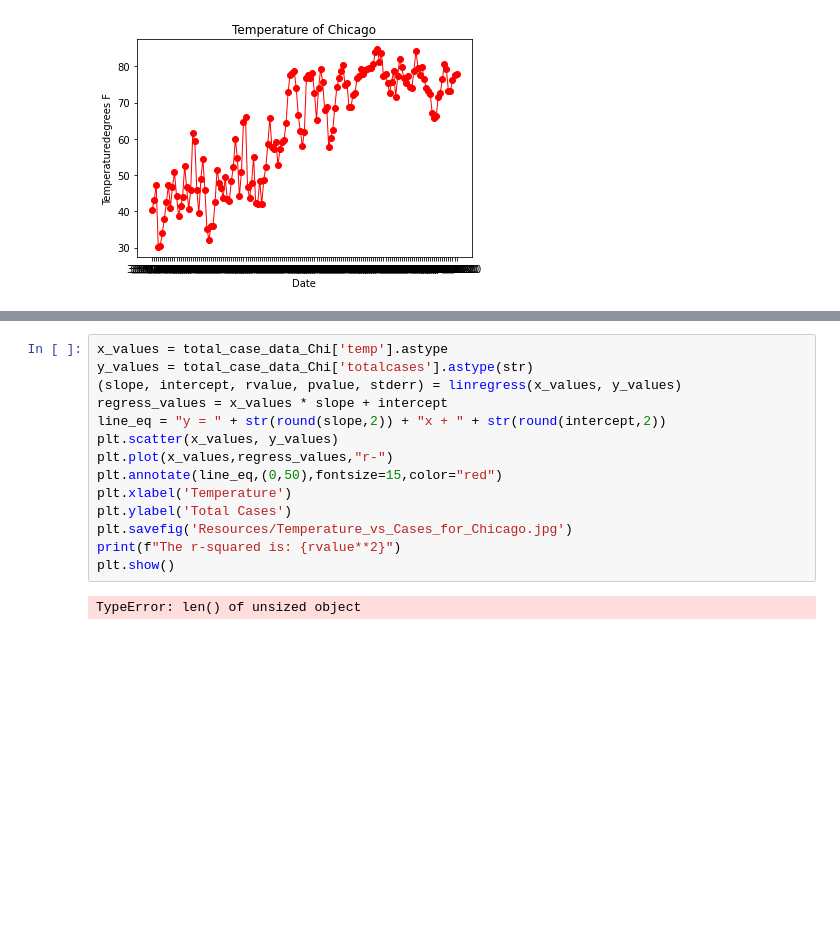
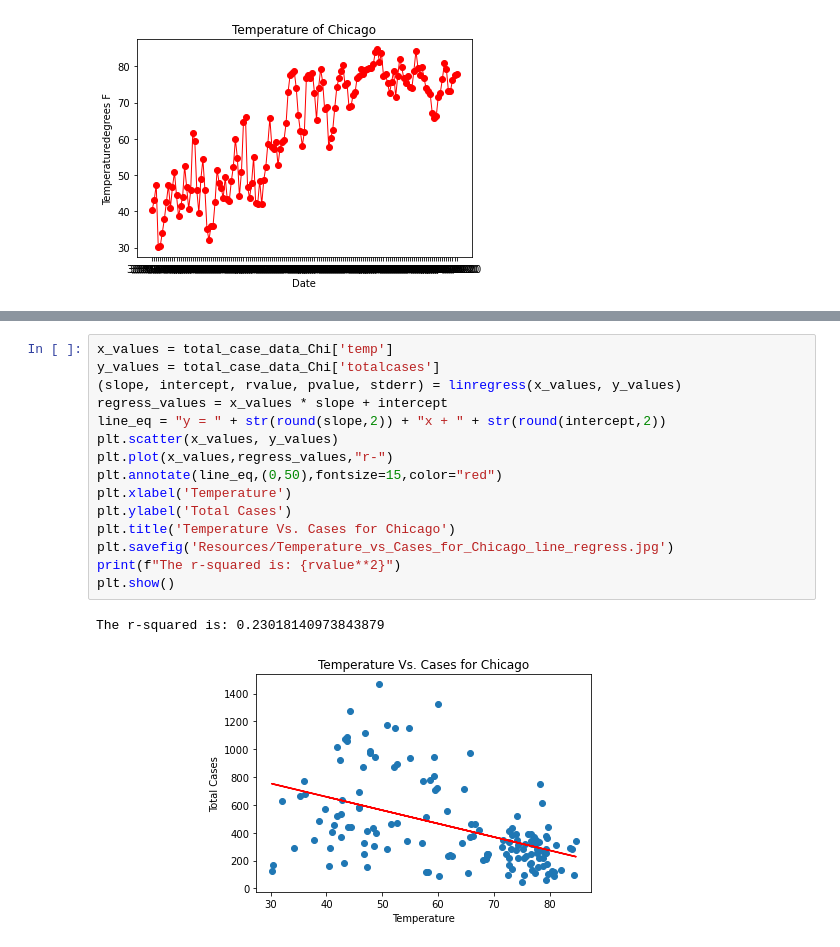
Before and after one commit to geneberry3/First_at_Bat_pratice, a Jupyter notebook: Chicago Case Data Graphs CP04Oct20.ipynb, the cells around one changed output, grey strips where cells are left out. Saved outputs shown, nothing was run; the diff lists cells and outputs as text; blank space fills up the shorter version.

```diff
--- a/Chicago Case Data Graphs CP04Oct20.ipynb
+++ b/Chicago Case Data Graphs CP04Oct20.ipynb
@@ -130,16 +131,18 @@ plt.savefig('Resources/heat_map_Chi_data.jpg')
 # %%
-x_values = total_case_data_Chi['temp'].astype
-y_values = total_case_data_Chi['totalcases'].astype(str)
+x_values = total_case_data_Chi['temp']
+y_values = total_case_data_Chi['totalcases']
 (slope, intercept, rvalue, pvalue, stderr) = linregress(x_values, y_values)
 regress_values = x_values * slope + intercept
 line_eq = "y = " + str(round(slope,2)) + "x + " + str(round(intercept,2))
 plt.scatter(x_values, y_values)
 plt.plot(x_values,regress_values,"r-")
 plt.annotate(line_eq,(0,50),fontsize=15,color="red")
 plt.xlabel('Temperature')
 plt.ylabel('Total Cases')
-plt.savefig('Resources/Temperature_vs_Cases_for_Chicago.jpg')
+plt.title('Temperature Vs. Cases for Chicago')
+plt.savefig('Resources/Temperature_vs_Cases_for_Chicago_line_regress.jpg')
 print(f"The r-squared is: {rvalue**2}")
 plt.show()
 # %% [output]
-TypeError: len() of unsized object
+The r-squared is: 0.23018140973843879
+[figure, added]
```
Also changed, not shown: parts of 7 cells of this notebook, 1 other file.
